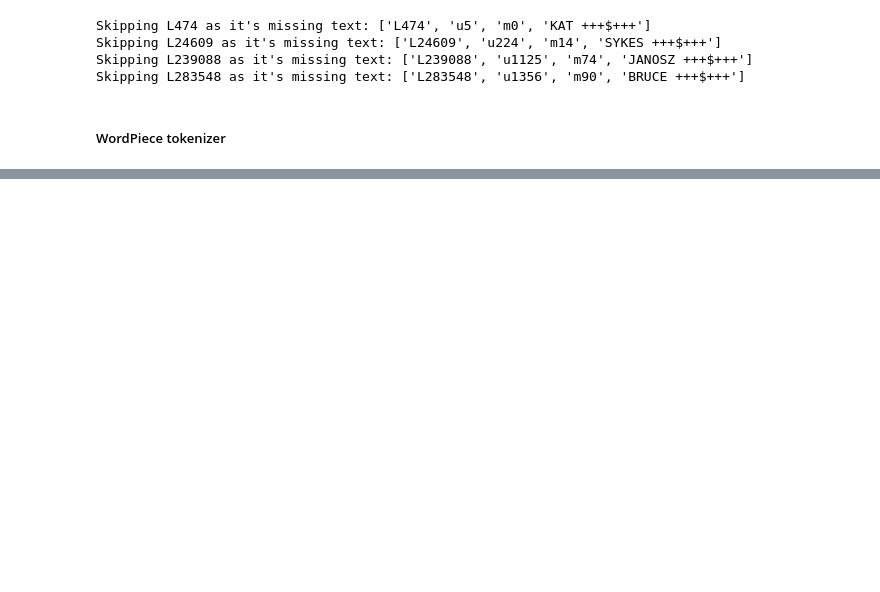
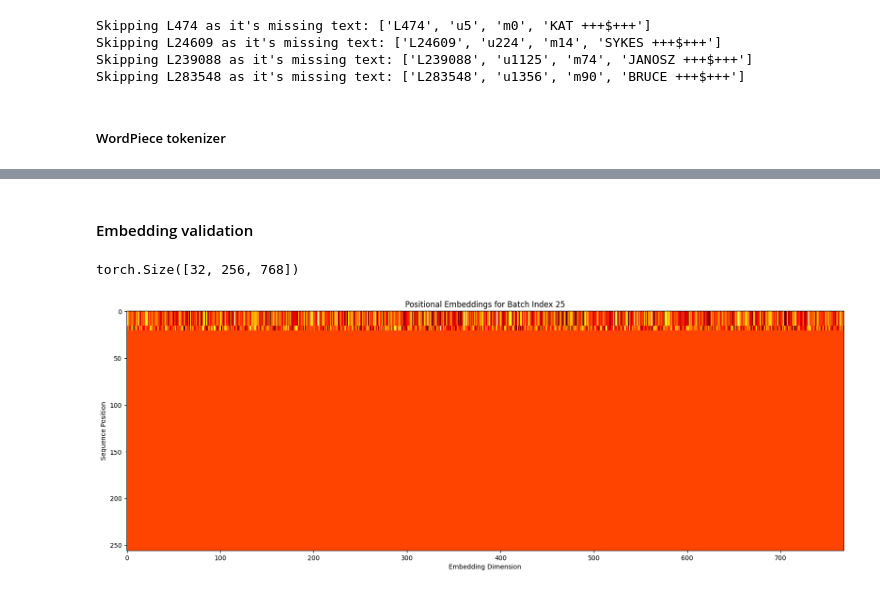
Before and after one commit to Leonkiewicz/BERT, a Jupyter notebook: early_development.ipynb, the cells around one changed output, grey strips where cells are left out. Drawn from its saved outputs; the diff is of its cells as text; code cells hidden in the pictures; blank space fills up the shorter version.

```diff
--- a/early_development.ipynb
+++ b/early_development.ipynb
@@ -49,0 +52,3 @@ train_tokenizer(chunk_paths)
+# %%
+tokenizer = BertTokenizer.from_pretrained('./bert_tokenizer/bert-movie_corp-vocab.txt', local_files_only=True)
+data = BERTDataset(pairs, tokenizer=tokenizer)
@@ -49,0 +156,9 @@ train_tokenizer(chunk_paths)
+# %%
+dataset = BERTDataset(pairs, tokenizer)
+data_loader = DataLoader(dataset, batch_size=32, shuffle=True, pin_memory=True)
+sample_data = next(iter(data_loader))
+idx = 23
+print(sample_data['bert_input'][idx])
+print(sample_data['bert_label'][idx])
+print(sample_data['segment_label'][idx])
+print(sample_data['is_consecutive'][idx])
@@ -49,0 +228,34 @@ train_tokenizer(chunk_paths)
+# %% [markdown]
+#### Embedding validation
+# %%
+import os
+import sys
+root_dir = os.path.abspath(os.path.join(os.getcwd()))
+sys.path.insert(0, root_dir)
+
+# model_dir = os.path.abspath(os.path.join(os.getcwd(),  'model'))
+# sys.path.insert(0, model_dir)
+import importlib
+from model import layers
+importlib.reload(layers)
+from model.layers import BERTEmbedding
+
+from config import SEQ_LEN
+embeddings_layer = BERTEmbedding(vocab_size=len(tokenizer.vocab), embed_size=768, seq_len=SEQ_LEN, debug=True)
+embedding, pos_emb_test = embeddings_layer(sample_data["bert_input"], sample_data["segment_label"])
+print(embedding.shape)
+# %% [output]
+torch.Size([32, 256, 768])
+# %%
+import matplotlib.pyplot as plt
+# Shape: (batch_size, seq_len, embed_size)
+batch_index = 25
+pos_emb_np = pos_emb_test.detach().numpy()
+plt.figure(figsize=(20, 12))
+plt.imshow(pos_emb_np[batch_index, :, :], cmap='hot', interpolation='nearest')
+plt.title(f'Positional Embeddings for Batch Index {batch_index}')
+plt.xlabel('Embedding Dimension')
+plt.ylabel('Sequence Position')
+plt.show()
+# %% [output]
+[figure, added]
```
Also changed, not shown: parts of 16 cells of this notebook, 5 other files.
